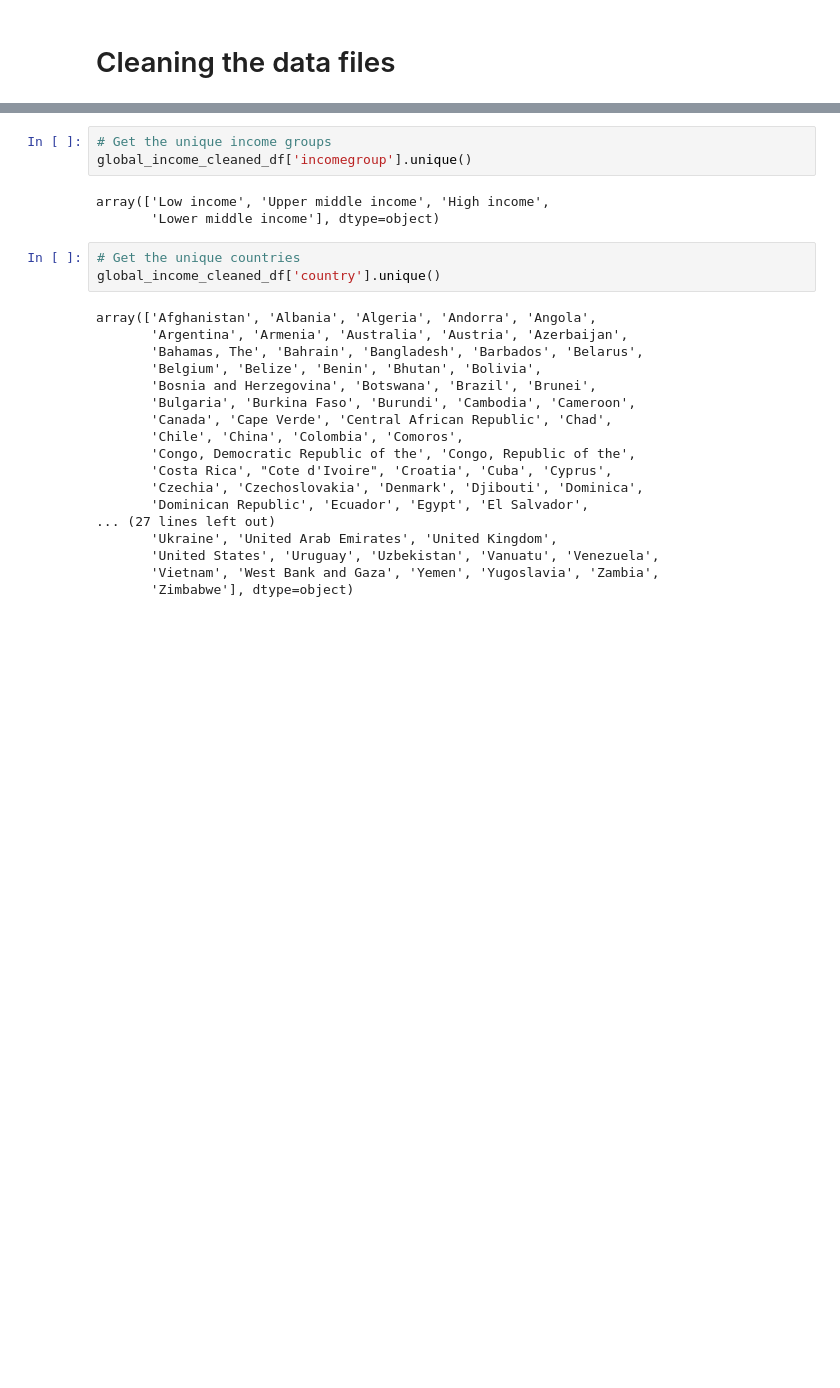
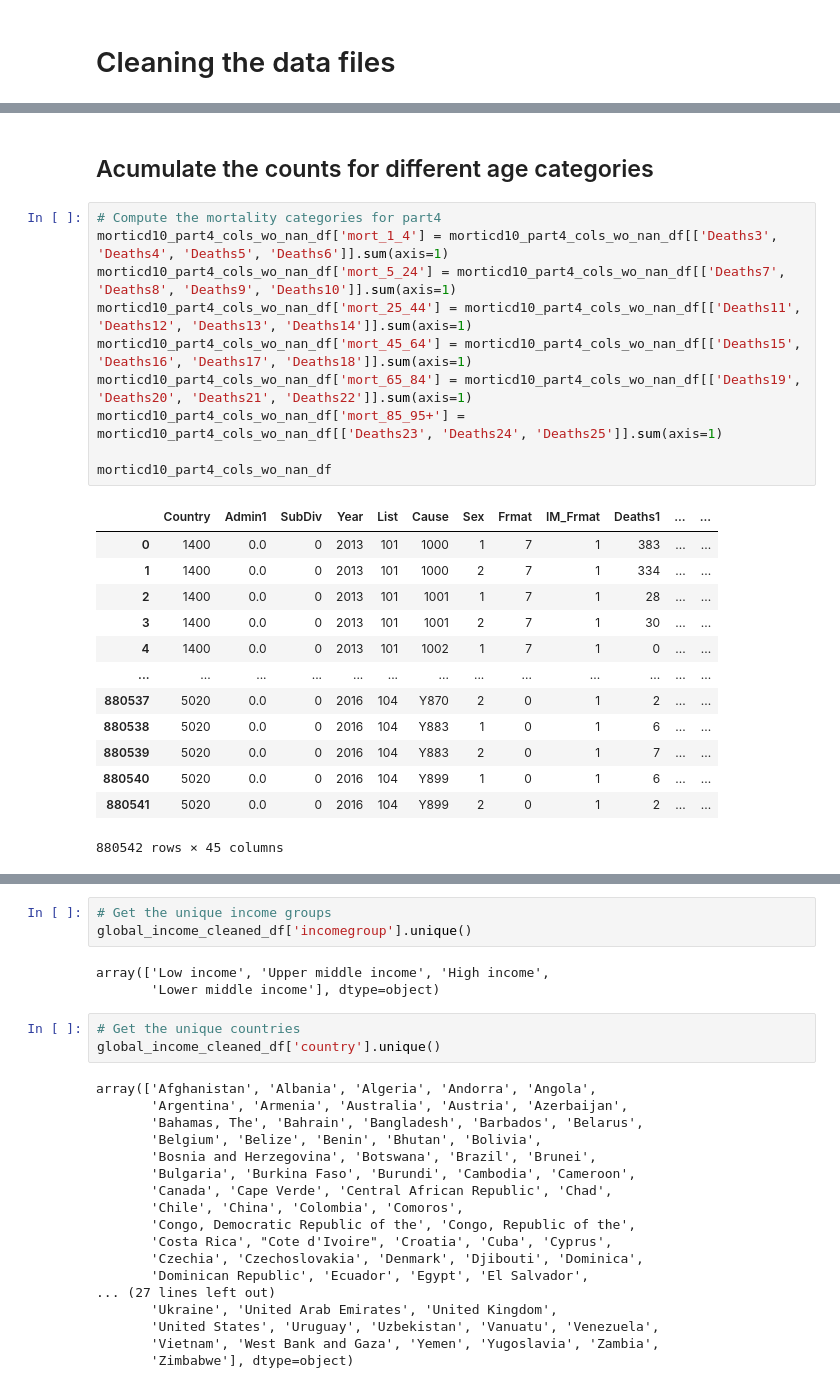
Before and after one commit to feLLpe04/Project3, a Jupyter notebook: reading_files_cleaning.ipynb, the cells around one changed output, grey strips where cells are left out. Cells and saved outputs as stored; diff of their text form; blank space fills up the shorter version.

```diff
--- a/reading_files_cleaning.ipynb
+++ b/reading_files_cleaning.ipynb
@@ -263,0 +288,26 @@ dtype: object
+# %% [markdown]
+## Acumulate the counts for different age categories
+# %%
+# Compute the mortality categories for part4
+morticd10_part4_cols_wo_nan_df['mort_1_4'] = morticd10_part4_cols_wo_nan_df[['Deaths3', 'Deaths4', 'Deaths5', 'Deaths6']].sum(axis=1)
+morticd10_part4_cols_wo_nan_df['mort_5_24'] = morticd10_part4_cols_wo_nan_df[['Deaths7', 'Deaths8', 'Deaths9', 'Deaths10']].sum(axis=1)
+morticd10_part4_cols_wo_nan_df['mort_25_44'] = morticd10_part4_cols_wo_nan_df[['Deaths11', 'Deaths12', 'Deaths13', 'Deaths14']].sum(axis=1)
+morticd10_part4_cols_wo_nan_df['mort_45_64'] = morticd10_part4_cols_wo_nan_df[['Deaths15', 'Deaths16', 'Deaths17', 'Deaths18']].sum(axis=1)
+morticd10_part4_cols_wo_nan_df['mort_65_84'] = morticd10_part4_cols_wo_nan_df[['Deaths19', 'Deaths20', 'Deaths21', 'Deaths22']].sum(axis=1)
+morticd10_part4_cols_wo_nan_df['mort_85_95+'] = morticd10_part4_cols_wo_nan_df[['Deaths23', 'Deaths24', 'Deaths25']].sum(axis=1)
+
+morticd10_part4_cols_wo_nan_df
+# %% [output]
+|  | Country | Admin1 | SubDiv | Year | List | Cause | Sex | Frmat | IM_Frmat | Deaths1 | ... | ... |
+| 0 | 1400 | 0.0 | 0 | 2013 | 101 | 1000 | 1 | 7 | 1 | 383 | ... | ... |
+| 1 | 1400 | 0.0 | 0 | 2013 | 101 | 1000 | 2 | 7 | 1 | 334 | ... | ... |
+| 2 | 1400 | 0.0 | 0 | 2013 | 101 | 1001 | 1 | 7 | 1 | 28 | ... | ... |
+| 3 | 1400 | 0.0 | 0 | 2013 | 101 | 1001 | 2 | 7 | 1 | 30 | ... | ... |
+| 4 | 1400 | 0.0 | 0 | 2013 | 101 | 1002 | 1 | 7 | 1 | 0 | ... | ... |
+| ... | ... | ... | ... | ... | ... | ... | ... | ... | ... | ... | ... | ... |
+| 880537 | 5020 | 0.0 | 0 | 2016 | 104 | Y870 | 2 | 0 | 1 | 2 | ... | ... |
+| 880538 | 5020 | 0.0 | 0 | 2016 | 104 | Y883 | 1 | 0 | 1 | 6 | ... | ... |
+| 880539 | 5020 | 0.0 | 0 | 2016 | 104 | Y883 | 2 | 0 | 1 | 7 | ... | ... |
+| 880540 | 5020 | 0.0 | 0 | 2016 | 104 | Y899 | 1 | 0 | 1 | 6 | ... | ... |
+| 880541 | 5020 | 0.0 | 0 | 2016 | 104 | Y899 | 2 | 0 | 1 | 2 | ... | ... |
+880542 rows × 45 columns
```
Also changed, not shown: parts of 37 cells of this notebook.
